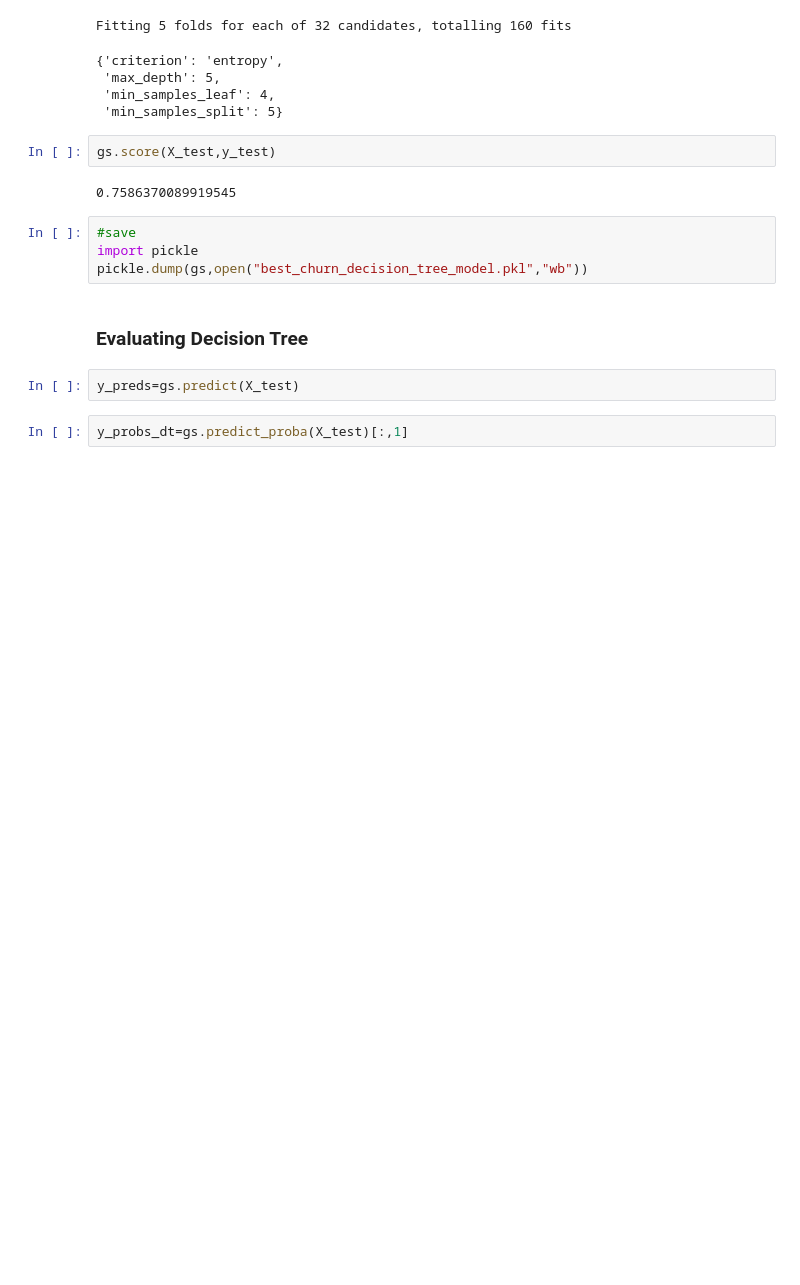
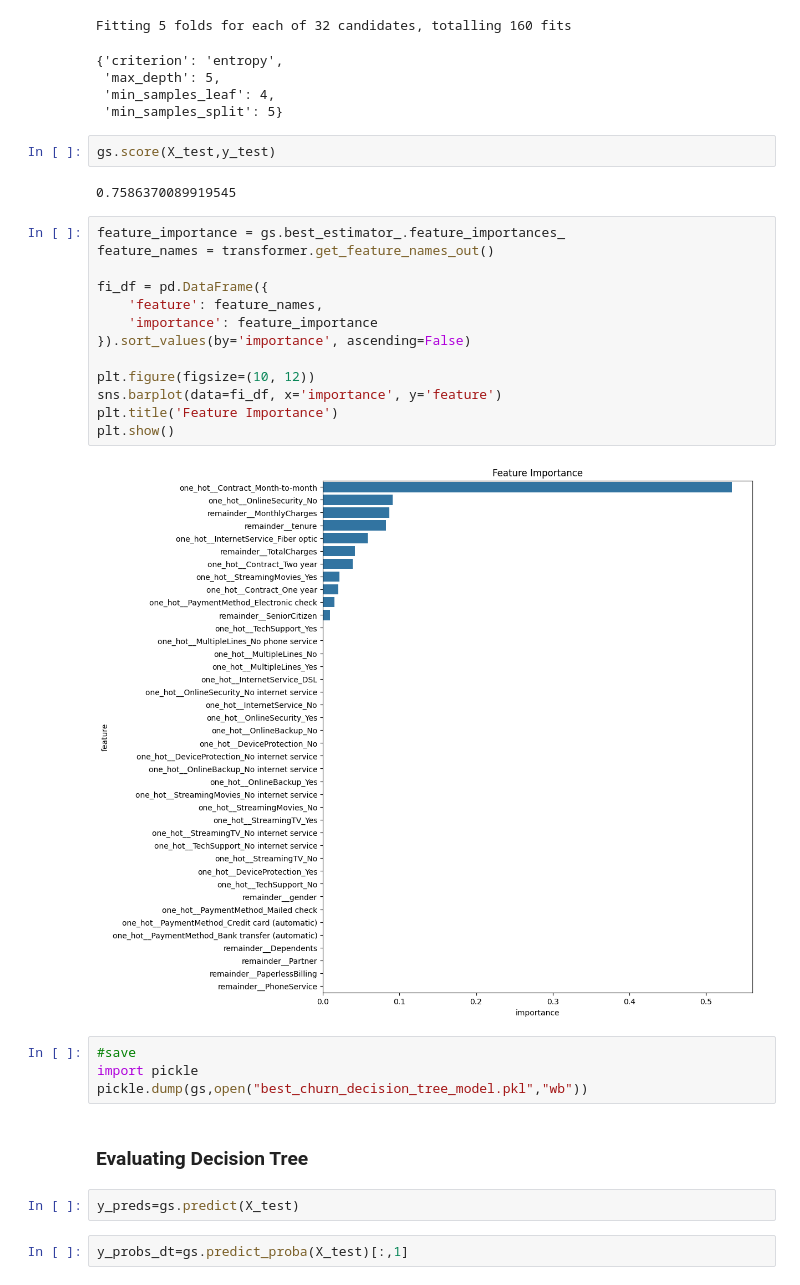
Before and after one commit to yalindi/2425568_ml, a Jupyter notebook: 2425568.ipynb, the cells around one changed output. Cells and saved outputs as stored; diff of their text form; blank space fills up the shorter version.

Commit message:
feat: feature importance for dt

```diff
--- a/2425568.ipynb
+++ b/2425568.ipynb
@@ -484,6 +484,21 @@ Fitting 5 folds for each of 32 candidates, totalling 160 fits
 gs.score(X_test,y_test)
 # %% [output]
 0.7586370089919545
+# %%
+feature_importance = gs.best_estimator_.feature_importances_
+feature_names = transformer.get_feature_names_out()
+
+fi_df = pd.DataFrame({
+    'feature': feature_names,
+    'importance': feature_importance
+}).sort_values(by='importance', ascending=False)
+
+plt.figure(figsize=(10, 12))
+sns.barplot(data=fi_df, x='importance', y='feature')
+plt.title('Feature Importance')
+plt.show()
+# %% [output]
+[figure, added]
 # %%
 #save
 import pickle
```
Also changed, not shown: parts of 1 cell of this notebook.
